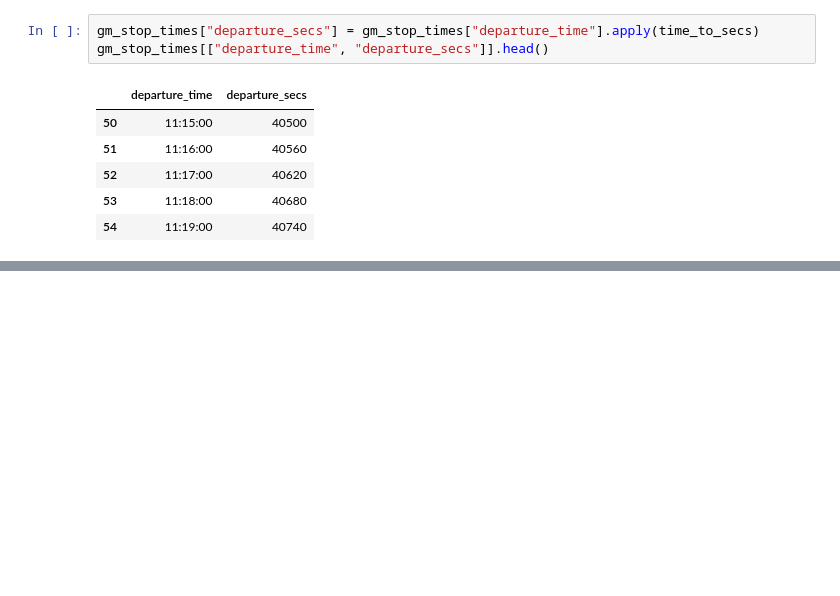
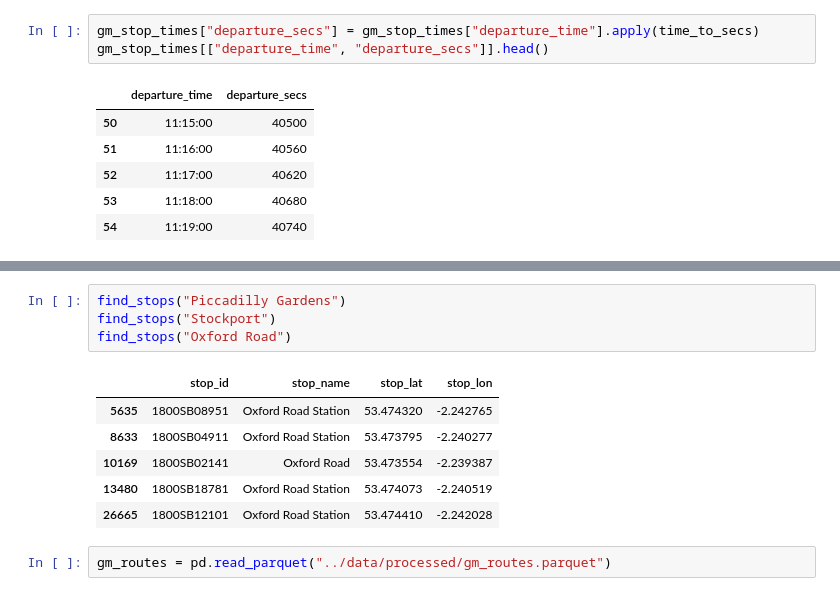
Before and after one commit to kaushaltatkare/manchester-bus-tracker, a Jupyter notebook: notebooks/01_explore_stops.ipynb, the cells around one changed output, grey strips where cells are left out. Cells and saved outputs as stored; diff of their text form; blank space fills up the shorter version.

```diff
--- a/notebooks/01_explore_stops.ipynb
+++ b/notebooks/01_explore_stops.ipynb
@@ -317,0 +345,13 @@ gm_stop_times[["departure_time", "departure_secs"]].head()
+# %%
+find_stops("Piccadilly Gardens")
+find_stops("Stockport")
+find_stops("Oxford Road")
+# %% [output]
+|  | stop_id | stop_name | stop_lat | stop_lon |
+| 5635 | 1800SB08951 | Oxford Road Station | 53.474320 | -2.242765 |
+| 8633 | 1800SB04911 | Oxford Road Station | 53.473795 | -2.240277 |
+| 10169 | 1800SB02141 | Oxford Road | 53.473554 | -2.239387 |
+| 13480 | 1800SB18781 | Oxford Road Station | 53.474073 | -2.240519 |
+| 26665 | 1800SB12101 | Oxford Road Station | 53.474410 | -2.242028 |
+# %%
+gm_routes = pd.read_parquet("../data/processed/gm_routes.parquet")
```
Also changed, not shown: parts of 9 cells of this notebook.
